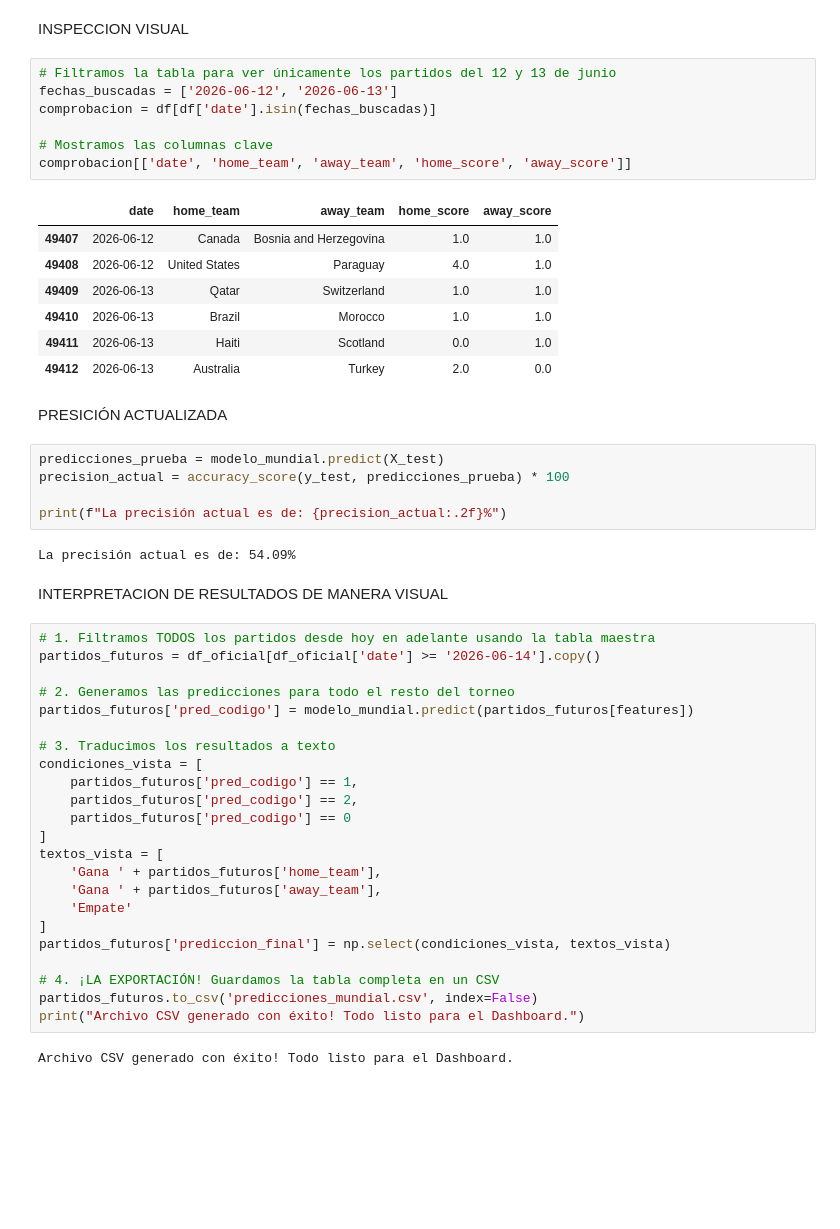
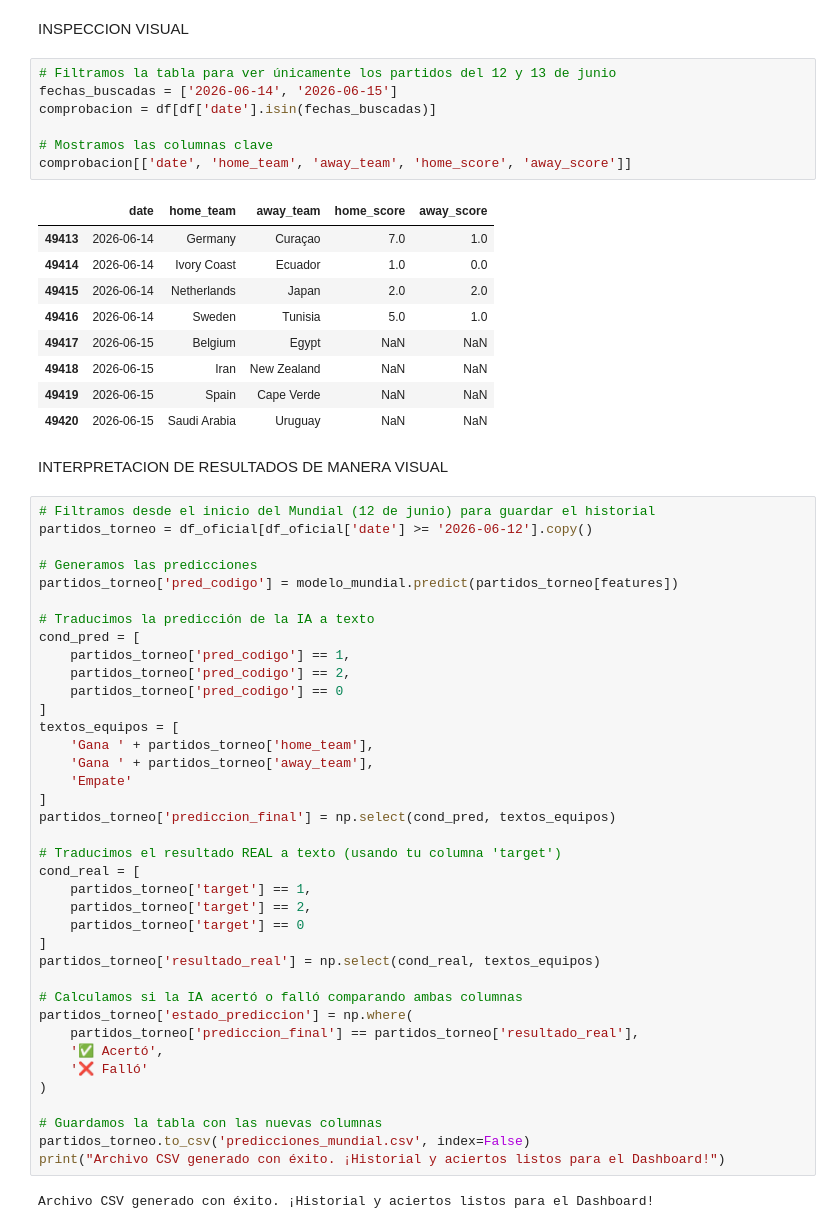
Before and after one commit to mishelyD/modelo_predictivo_mundial, a Jupyter notebook: modelo.ipynb, the cells around one changed output. Drawn from its saved outputs; the diff is of its cells as text; blank space fills up the shorter version.

Commit message:
Subiendo el CSV actualizado con aciertos

```diff
--- a/modelo.ipynb
+++ b/modelo.ipynb
@@ -197,52 +213,60 @@ Resultados cargados en la matriz
 INSPECCION VISUAL
 # %%
 # Filtramos la tabla para ver únicamente los partidos del 12 y 13 de junio
-fechas_buscadas = ['2026-06-12', '2026-06-13']
+fechas_buscadas = ['2026-06-14', '2026-06-15']
 comprobacion = df[df['date'].isin(fechas_buscadas)]
 
 # Mostramos las columnas clave
 comprobacion[['date', 'home_team', 'away_team', 'home_score', 'away_score']]
 # %% [output]
 |  | date | home_team | away_team | home_score | away_score |
-| 49407 | 2026-06-12 | Canada | Bosnia and Herzegovina | 1.0 | 1.0 |
-| 49408 | 2026-06-12 | United States | Paraguay | 4.0 | 1.0 |
-| 49409 | 2026-06-13 | Qatar | Switzerland | 1.0 | 1.0 |
-| 49410 | 2026-06-13 | Brazil | Morocco | 1.0 | 1.0 |
-| 49411 | 2026-06-13 | Haiti | Scotland | 0.0 | 1.0 |
-| 49412 | 2026-06-13 | Australia | Turkey | 2.0 | 0.0 |
+| 49413 | 2026-06-14 | Germany | Curaçao | 7.0 | 1.0 |
+| 49414 | 2026-06-14 | Ivory Coast | Ecuador | 1.0 | 0.0 |
+| 49415 | 2026-06-14 | Netherlands | Japan | 2.0 | 2.0 |
+| 49416 | 2026-06-14 | Sweden | Tunisia | 5.0 | 1.0 |
+| 49417 | 2026-06-15 | Belgium | Egypt | NaN | NaN |
+| 49418 | 2026-06-15 | Iran | New Zealand | NaN | NaN |
+| 49419 | 2026-06-15 | Spain | Cape Verde | NaN | NaN |
+| 49420 | 2026-06-15 | Saudi Arabia | Uruguay | NaN | NaN |
-# %% [markdown]
-PRESICIÓN ACTUALIZADA
-# %%
-predicciones_prueba = modelo_mundial.predict(X_test)
-precision_actual = accuracy_score(y_test, predicciones_prueba) * 100
-
-print(f"La precisión actual es de: {precision_actual:.2f}%")
-# %% [output]
-La precisión actual es de: 54.09%
 # %% [markdown]
 INTERPRETACION DE RESULTADOS DE MANERA VISUAL
 # %%
-# 1. Filtramos TODOS los partidos desde hoy en adelante usando la tabla maestra
-partidos_futuros = df_oficial[df_oficial['date'] >= '2026-06-14'].copy()
+# Filtramos desde el inicio del Mundial (12 de junio) para guardar el historial
+partidos_torneo = df_oficial[df_oficial['date'] >= '2026-06-12'].copy()
 
-# 2. Generamos las predicciones para todo el resto del torneo
-partidos_futuros['pred_codigo'] = modelo_mundial.predict(partidos_futuros[features])
+# Generamos las predicciones
+partidos_torneo['pred_codigo'] = modelo_mundial.predict(partidos_torneo[features])
 
-# 3. Traducimos los resultados a texto
-condiciones_vista = [
-    partidos_futuros['pred_codigo'] == 1,
-    partidos_futuros['pred_codigo'] == 2,
-    partidos_futuros['pred_codigo'] == 0
+# Traducimos la predicción de la IA a texto
+cond_pred = [
+    partidos_torneo['pred_codigo'] == 1,
+    partidos_torneo['pred_codigo'] == 2,
+    partidos_torneo['pred_codigo'] == 0
 ]
-textos_vista = [
-    'Gana ' + partidos_futuros['home_team'],
-    'Gana ' + partidos_futuros['away_team'],
+textos_equipos = [
+    'Gana ' + partidos_torneo['home_team'],
+    'Gana ' + partidos_torneo['away_team'],
     'Empate'
 ]
-partidos_futuros['prediccion_final'] = np.select(condiciones_vista, textos_vista)
+partidos_torneo['prediccion_final'] = np.select(cond_pred, textos_equipos)
 
-# 4. ¡LA EXPORTACIÓN! Guardamos la tabla completa en un CSV
-partidos_futuros.to_csv('predicciones_mundial.csv', index=False)
-print("Archivo CSV generado con éxito! Todo listo para el Dashboard.")
+# Traducimos el resultado REAL a texto (usando tu columna 'target')
+cond_real = [
+    partidos_torneo['target'] == 1,
+    partidos_torneo['target'] == 2,
+    partidos_torneo['target'] == 0
+]
+partidos_torneo['resultado_real'] = np.select(cond_real, textos_equipos)
+
+# Calculamos si la IA acertó o falló comparando ambas columnas
+partidos_torneo['estado_prediccion'] = np.where(
+    partidos_torneo['prediccion_final'] == partidos_torneo['resultado_real'],
+    '✅ Acertó',
+    '❌ Falló'
+)
+
+# Guardamos la tabla con las nuevas columnas
+partidos_torneo.to_csv('predicciones_mundial.csv', index=False)
+print("Archivo CSV generado con éxito. ¡Historial y aciertos listos para el Dashboard!")
 # %% [output]
-Archivo CSV generado con éxito! Todo listo para el Dashboard.
+Archivo CSV generado con éxito. ¡Historial y aciertos listos para el Dashboard!
```
Also changed, not shown: parts of 7 cells of this notebook.
